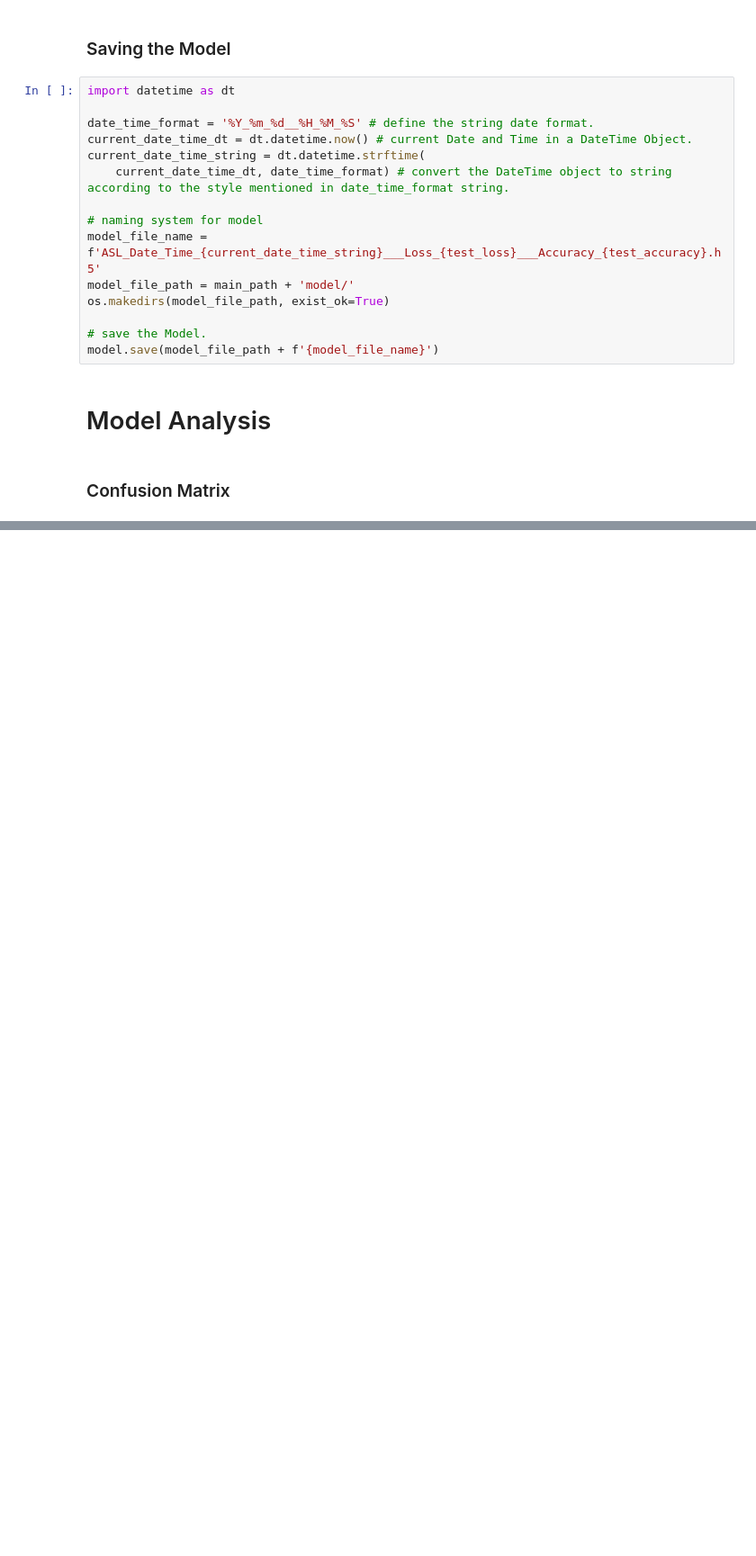
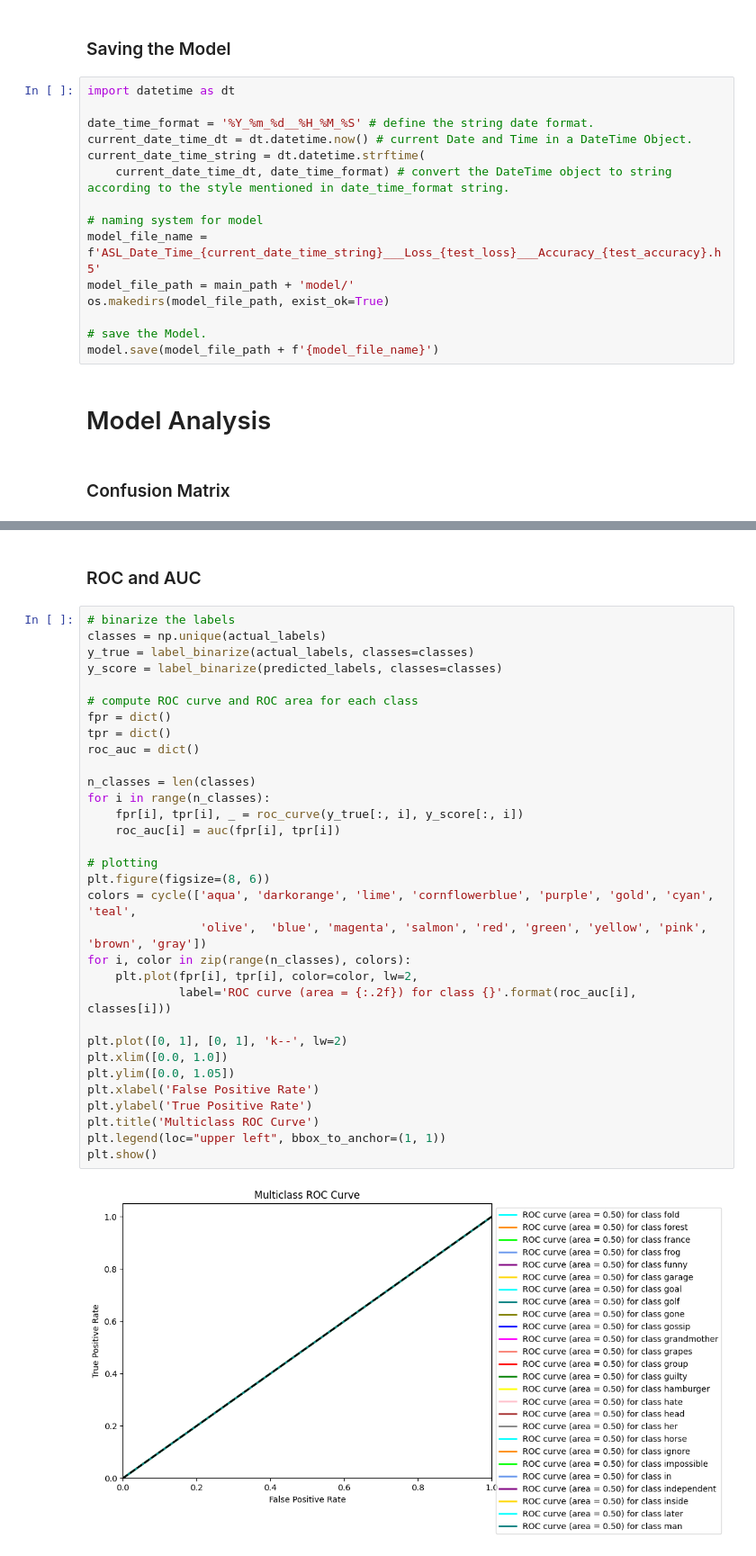
Before and after one commit to maria-iut1234/Word-Level-ASL-Gesture-Recognition, a Jupyter notebook: CSE 4554 Project.ipynb, the cells around one changed output, grey strips where cells are left out. Shown at 90% size. Drawn from its saved outputs; the diff is of its cells as text; blank space fills up the shorter version.

```diff
--- a/CSE 4554 Project.ipynb
+++ b/CSE 4554 Project.ipynb
@@ -1320,0 +1217,36 @@ with mp_holistic.Holistic(min_detection_confidence=0.5, min_tracking_confidence=
+# %% [markdown]
+### ROC and AUC
+# %%
+# binarize the labels
+classes = np.unique(actual_labels)
+y_true = label_binarize(actual_labels, classes=classes)
+y_score = label_binarize(predicted_labels, classes=classes)
+
+# compute ROC curve and ROC area for each class
+fpr = dict()
+tpr = dict()
+roc_auc = dict()
+
+n_classes = len(classes)
+for i in range(n_classes):
+    fpr[i], tpr[i], _ = roc_curve(y_true[:, i], y_score[:, i])
+    roc_auc[i] = auc(fpr[i], tpr[i])
+
+# plotting
+plt.figure(figsize=(8, 6))
+colors = cycle(['aqua', 'darkorange', 'lime', 'cornflowerblue', 'purple', 'gold', 'cyan', 'teal',
+                'olive',  'blue', 'magenta', 'salmon', 'red', 'green', 'yellow', 'pink', 'brown', 'gray'])
+for i, color in zip(range(n_classes), colors):
+    plt.plot(fpr[i], tpr[i], color=color, lw=2,
+             label='ROC curve (area = {:.2f}) for class {}'.format(roc_auc[i], classes[i]))
+
+plt.plot([0, 1], [0, 1], 'k--', lw=2)
+plt.xlim([0.0, 1.0])
+plt.ylim([0.0, 1.05])
+plt.xlabel('False Positive Rate')
+plt.ylabel('True Positive Rate')
+plt.title('Multiclass ROC Curve')
+plt.legend(loc="upper left", bbox_to_anchor=(1, 1))
+plt.show()
+# %% [output]
+[figure, added]
```
Also changed, not shown: parts of 41 cells of this notebook, 18 other files.
